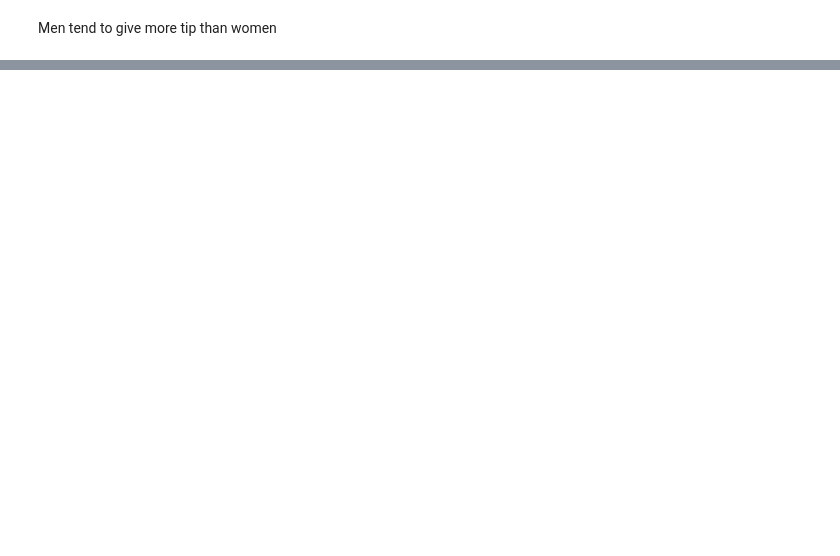
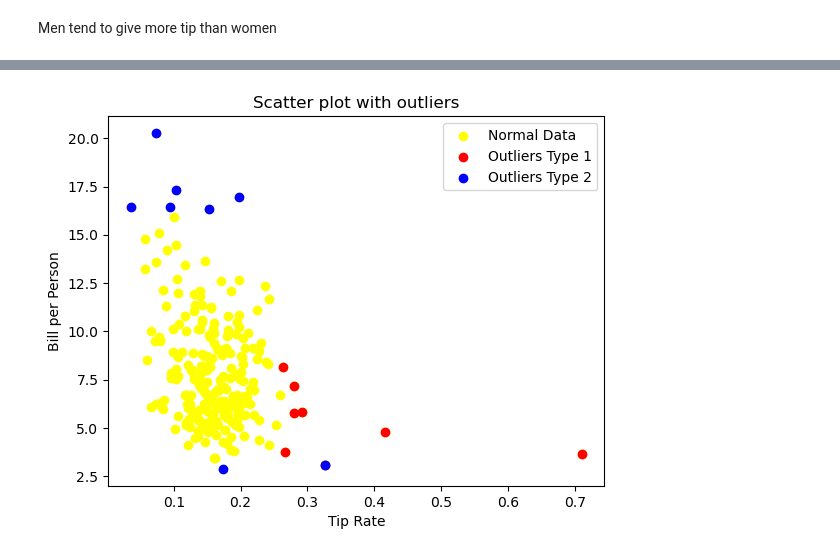
Before and after one commit to gabvyl/data-tips, a Jupyter notebook: TP_Tips.ipynb, the cells around one changed output, grey strips where cells are left out. Cells and saved outputs as stored; diff of their text form; code cells hidden in the pictures; blank space fills up the shorter version.

```diff
--- a/TP_Tips.ipynb
+++ b/TP_Tips.ipynb
@@ -1204,0 +1208,2 @@ Men tend to give more tip than women
+# %%
+data_tips['bill_per_person'] = data_tips['total_bill'] / data_tips['size']
@@ -1204,0 +1247,30 @@ Men tend to give more tip than women
+# %%
+import matplotlib.pyplot as plt
+
+def plot_outliers(data, normal_color='yellow', outlier_color1='red', outlier_color2='blue'):
+    # Plot normal data points
+    plt.scatter(data['tip_rate'], data['bill_per_person'], color=normal_color, label='Normal Data')
+
+    # Plot outliers type 1
+    plt.scatter(data['tip_rate'].iloc[outliers_indices_tip_rate],
+                data['bill_per_person'].iloc[outliers_indices_tip_rate],
+                color=outlier_color1, label='Outliers Type 1')
+
+    # Plot outliers type 2
+    plt.scatter(data['tip_rate'].iloc[outliers_indices_bill_per_person],
+                data['bill_per_person'].iloc[outliers_indices_bill_per_person],
+                color=outlier_color2, label='Outliers Type 2')
+
+    # Add titles, labels, and legend
+    plt.title('Scatter plot with outliers')
+    plt.xlabel('Tip Rate')
+    plt.ylabel('Bill per Person')
+    plt.legend()
+
+    # Show the plot
+    plt.show()
+
+# Call the function to plot the data with outliers
+plot_outliers(data_tips)
+# %% [output]
+[figure, added]
```
Also changed, not shown: parts of 42 cells of this notebook.
